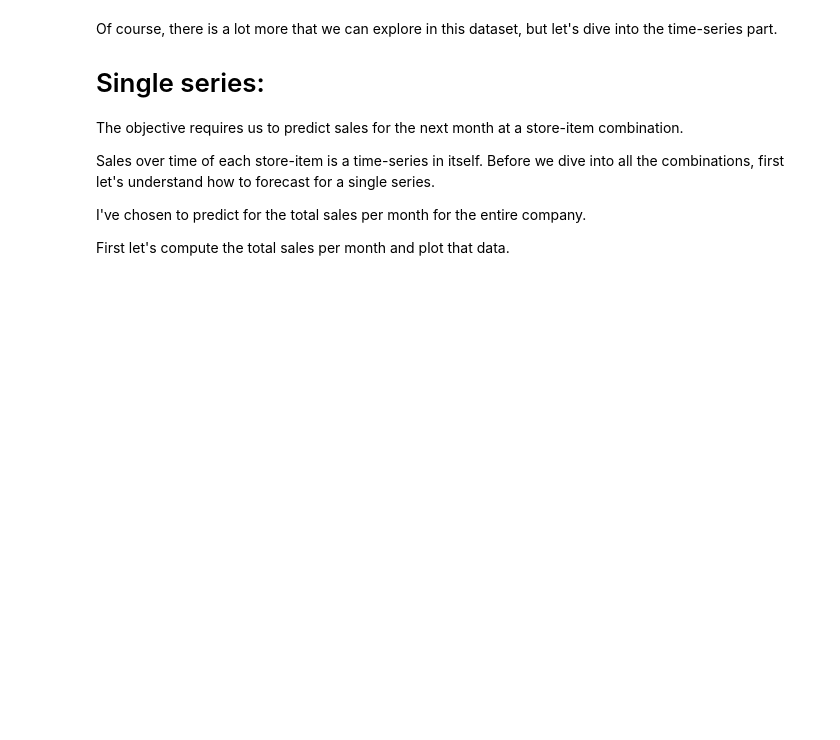
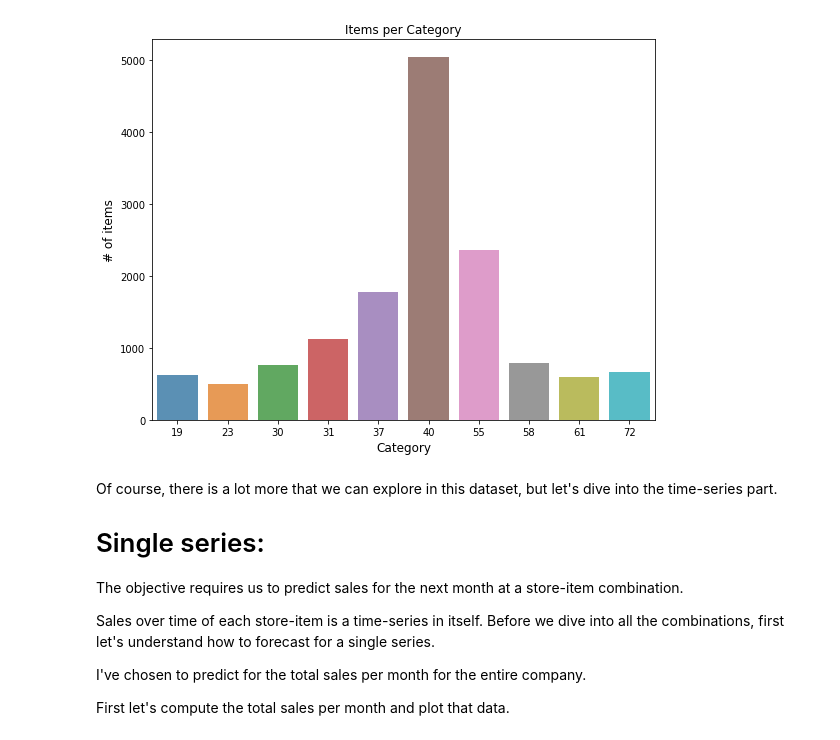
Before and after one commit to derSchmetterling/time_series, a Jupyter notebook: time-series-basics-exploring-traditional-ts.ipynb, the cells around one changed output. Cells and saved outputs as stored; diff of their text form; code cells hidden in the pictures; blank space fills up the shorter version.

```diff
--- a/time-series-basics-exploring-traditional-ts.ipynb
+++ b/time-series-basics-exploring-traditional-ts.ipynb
@@ -69,16 +66,20 @@ import scipy.stats as scs
 import warnings
 warnings.filterwarnings("ignore")
 # %%
-# Import all of them
-sales=pd.read_csv("../input/sales_train.csv")
+# Import files
+unzip_fs = zf.ZipFile('competitive-data-science-predict-future-sales.zip', 'r')
 
-# settings
-import warnings
-warnings.filterwarnings("ignore")
+aux1 = unzip_fs.open('sales_train.csv', 'r')
+sales = pd.read_csv(aux1)
+aux1.close()
 
-item_cat=pd.read_csv("../input/item_categories.csv")
-item=pd.read_csv("../input/items.csv")
-sub=pd.read_csv("../input/sample_submission.csv")
-shops=pd.read_csv("../input/shops.csv")
-test=pd.read_csv("../input/test.csv")
+aux2 = unzip_fs.open('items.csv', 'r')
+item = pd.read_csv(aux2)
+aux2.close()
+
+# We'll not import
+#item_cat = pd.read_csv("../input/item_categories.csv")
+#sub = pd.read_csv("../input/sample_submission.csv")
+#shops = pd.read_csv("../input/shops.csv")
+#test = pd.read_csv("../input/test.csv")
 # %%
@@ -105,16 +135,19 @@ monthly_sales.head(20)
 # %%
 # number of items per cat
 x=item.groupby(['item_category_id']).count()
 x=x.sort_values(by='item_id',ascending=False)
 x=x.iloc[0:10].reset_index()
-x
-# #plot
-plt.figure(figsize=(8,4))
+
+# plot
+plt.figure(figsize=(9,7))
+
 ax= sns.barplot(x.item_category_id, x.item_id, alpha=0.8)
 plt.title("Items per Category")
 plt.ylabel('# of items', fontsize=12)
 plt.xlabel('Category', fontsize=12)
 plt.show()
+# %% [output]
+[figure, added]
 # %% [markdown]
 Of course, there is a lot more that we can explore in this dataset, but let's dive into the time-series part.
 
```
Also changed, not shown: parts of 8 cells of this notebook.
